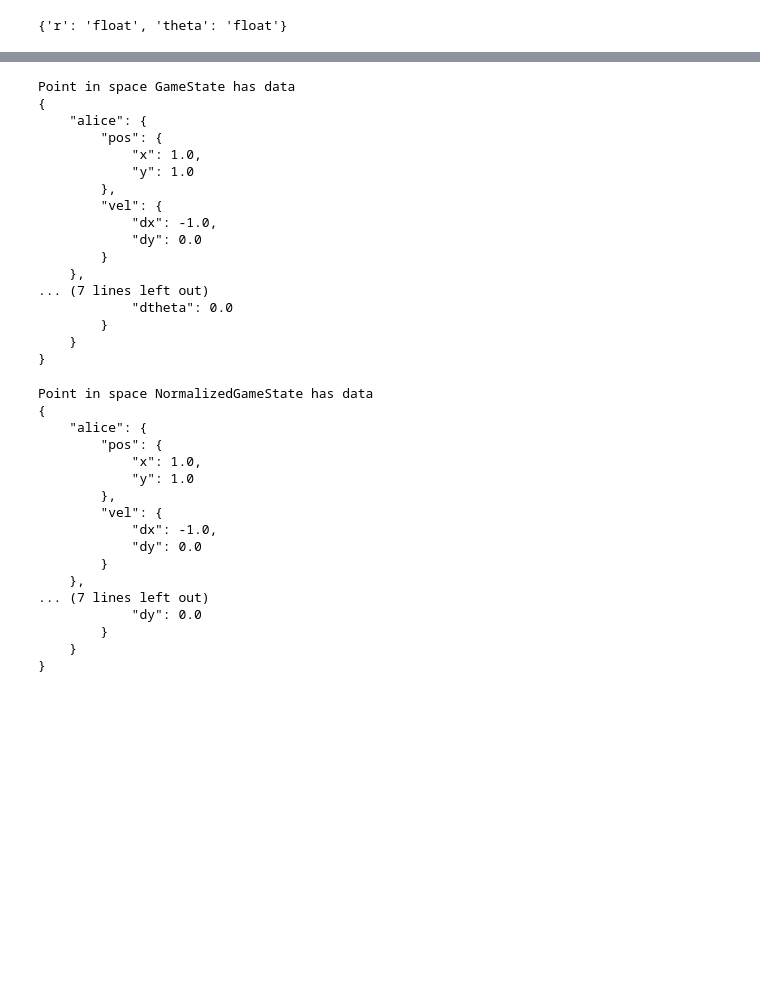
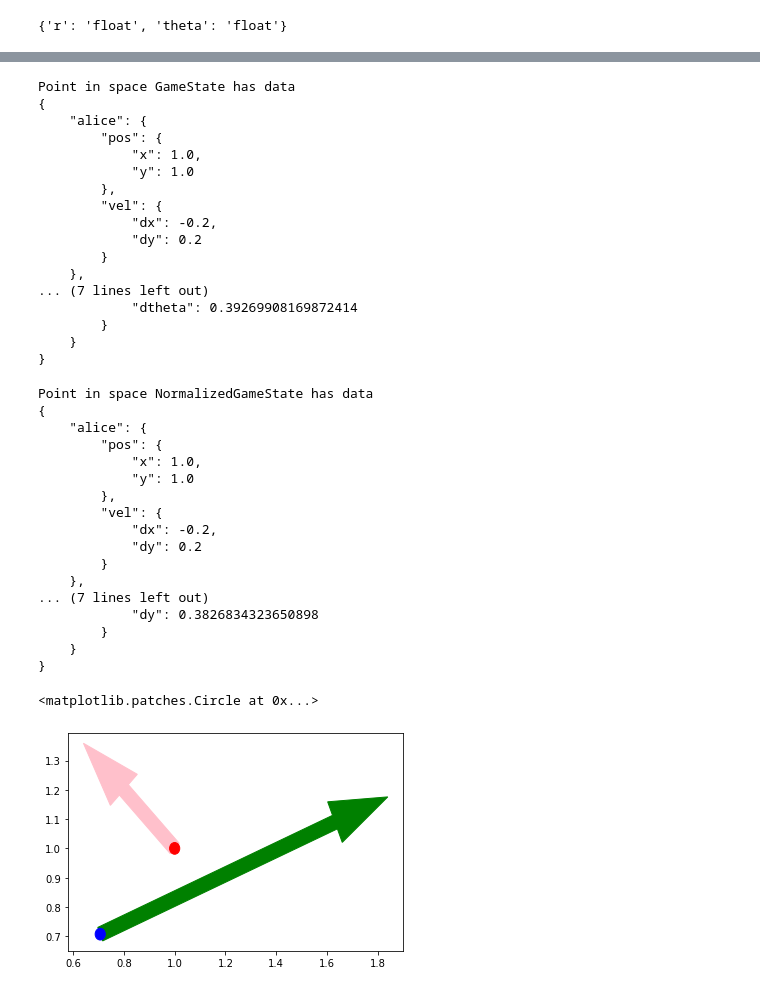
Before and after one commit to cadCAD-org/cadcad-ri, a Jupyter notebook: tag.ipynb, the cells around one changed output, grey strips where cells are left out. Saved outputs shown, nothing was run; the diff lists cells and outputs as text; code cells hidden in the pictures; blank space fills up the shorter version.

Commit message:
figures!

```diff
--- a/tag.ipynb
+++ b/tag.ipynb
@@ -73,10 +73,10 @@ Space GameState has dimensions {'alice': 'Particle', 'bob': 'Unicycle'}
   'vel': {'dr': 'float', 'dtheta': 'float'}}}
 # %%
 initAlice = Point(Particle, {'pos': {'x': 1.0, 'y': 1.0},
- 'vel': {'dx': -1.0, 'dy': 0.0}})
+ 'vel': {'dx': -.2, 'dy': .2}})
 
 initBob = Point(Unicycle, {'pos': {'r': 1.0, 'theta': np.pi/4},
- 'vel': {'dr': 1.0, 'dtheta': 0.0}})
+ 'vel': {'dr': 1.0, 'dtheta': np.pi/8}})
 
 init = Point(GameState, {'alice':initAlice.data, 'bob':initBob.data})
 # %%
@@ -198,12 +216,12 @@ Point in space GameState has data
             "y": 1.0
         },
         "vel": {
-            "dx": -1.0,
-            "dy": 0.0
+            "dx": -0.2,
+            "dy": 0.2
         }
     },
 ... (7 lines left out)
-            "dtheta": 0.0
+            "dtheta": 0.39269908169872414
         }
     }
 }
@@ -218,12 +236,46 @@ Point in space NormalizedGameState has data
             "y": 1.0
         },
         "vel": {
-            "dx": -1.0,
-            "dy": 0.0
+            "dx": -0.2,
+            "dy": 0.2
         }
     },
 ... (7 lines left out)
-            "dy": 0.0
+            "dy": 0.3826834323650898
         }
     }
 }
+# %%
+bobpos = [normalizedInit["bob"]["pos"]["x"], normalizedInit["bob"]["pos"]["y"]]
+bobvelarrow = [normalizedInit["bob"]["pos"]["x"],
+                normalizedInit["bob"]["pos"]["y"],
+                normalizedInit["bob"]["vel"]["dx"],
+                normalizedInit["bob"]["vel"]["dy"]]
+
+alicepos = [normalizedInit["alice"]["pos"]["x"], normalizedInit["alice"]["pos"]["y"]]
+alicevelarrow = [normalizedInit["alice"]["pos"]["x"],
+                normalizedInit["alice"]["pos"]["y"],
+                normalizedInit["alice"]["vel"]["dx"],
+                normalizedInit["alice"]["vel"]["dy"]]
+# %%
+from curses import color_content
+import matplotlib.pyplot as plt
+import matplotlib.patches as patches
+
+normalizedInit["bob"]["pos"]["x"]
+
+# Adding an arrow to graph starting
+# from the base (2, 4) and with the
+# length of 2 units from both x and y
+# And setting the width of arrow for
+# better visualization
+
+plt.arrow(*alicevelarrow, width = 0.05, color="pink")
+plt.arrow(*bobvelarrow, width = 0.05, color="green")
+a = plt.Circle(alicepos, radius=.02, color="red")
+b = plt.Circle(bobpos, radius=.02, color="blue")
+plt.gca().add_patch(a)
+plt.gca().add_patch(b)
+# %% [output]
+<matplotlib.patches.Circle at 0x...>
+[figure, added]
```
Also changed, not shown: parts of 4 cells of this notebook, 1 other file.
